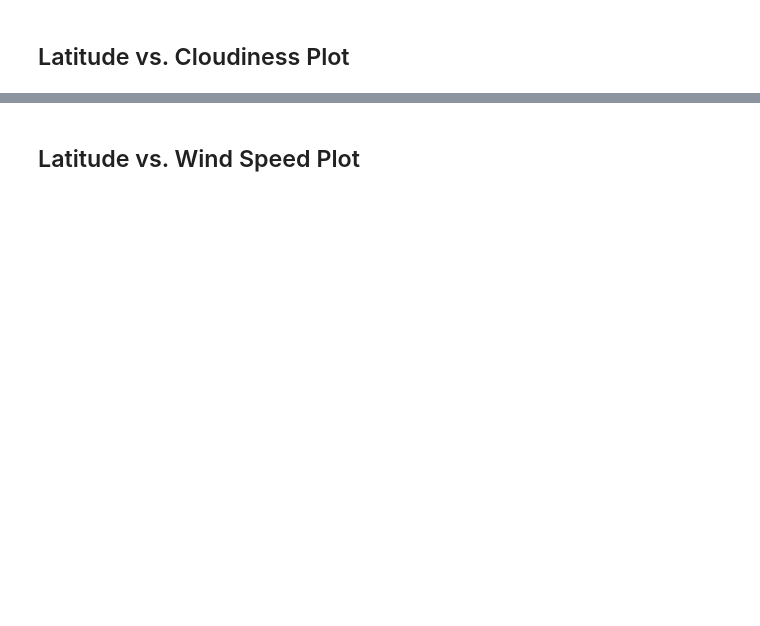
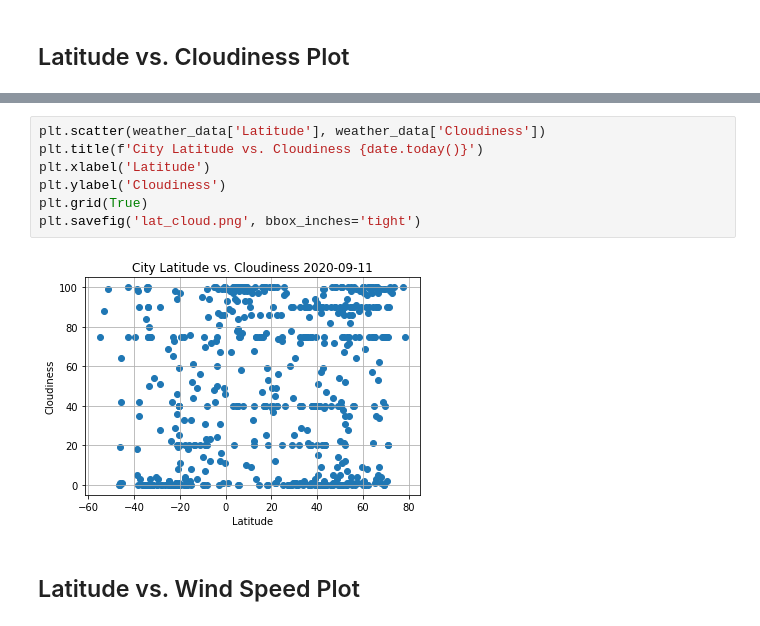
Before and after one commit to j1-aggie/Python-api-Challenge, a Jupyter notebook: WeatherPy/WeatherPy.ipynb, the cells around one changed output, grey strips where cells are left out. Drawn from its saved outputs; the diff is of its cells as text; blank space fills up the shorter version.

```diff
--- a/WeatherPy/WeatherPy.ipynb
+++ b/WeatherPy/WeatherPy.ipynb
@@ -238,2 +251,11 @@ Int64Index([], dtype='int64')
+# %%
+plt.scatter(weather_data['Latitude'], weather_data['Cloudiness'])
+plt.title(f'City Latitude vs. Cloudiness {date.today()}')
+plt.xlabel('Latitude')
+plt.ylabel('Cloudiness')
+plt.grid(True)
+plt.savefig('lat_cloud.png', bbox_inches='tight')
+# %% [output]
+[figure, added]
 # %% [markdown]
 ## Latitude vs. Wind Speed Plot
```
Also changed, not shown: parts of 16 cells of this notebook, 4 other files.
